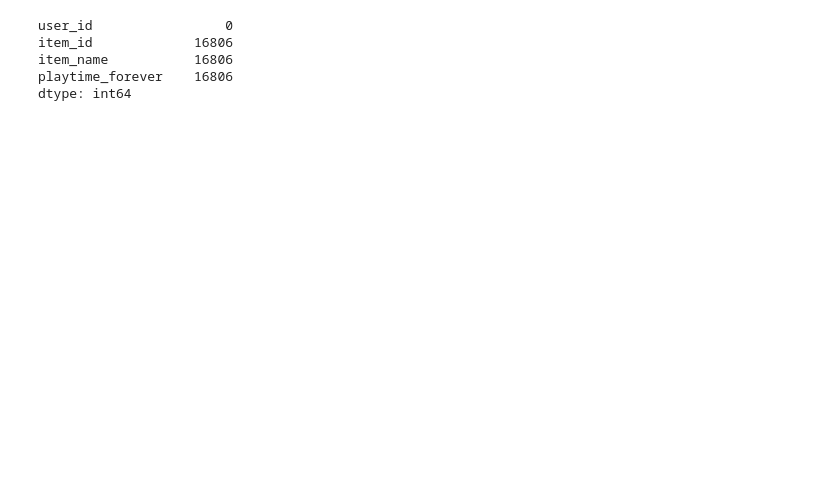
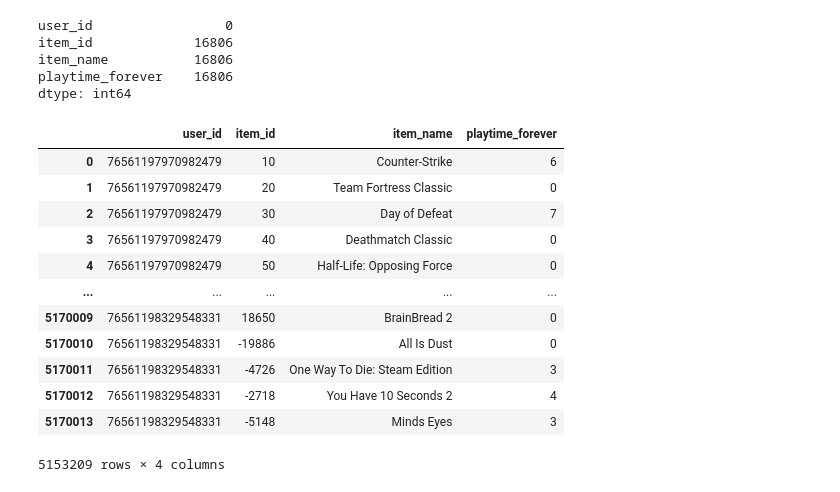
Before and after one commit to castrodrigo7/PI_MLOps-STEAM, a Jupyter notebook: ETL.ipynb, the cells around one changed output. Cells and saved outputs as stored; diff of their text form; code cells hidden in the pictures; blank space fills up the shorter version.

```diff
--- a/ETL.ipynb
+++ b/ETL.ipynb
@@ -246,13 +246,15 @@ generos = ['Accounting', 'Action', 'Adventure', 'Animation &amp; Modeling', 'Aud
 # Cambiar el tipo de datos a int32
 for genero in generos:
     dfgames[genero] = dfgames[genero].astype('int')
+# %%
+dfgames['app_name'] = dfgames['app_name'].astype('category')
 # %%
-""" for col in dfgames.columns:
+for col in dfgames.columns:
     if dfgames[col].dtype == 'object':
         num_unique_values = len(dfgames[col].unique())
         num_total_values = len(dfgames[col])
         if num_unique_values / num_total_values < 0.5:
-            dfgames[col] = dfgames[col].astype('category') """
+            dfgames[col] = dfgames[col].astype('category')
 # %%
 def limpiar_precio(precio):
     if isinstance(precio, str):
@@ -543,9 +543,9 @@ dtype: int64
 # %%
 df_items_cl.dropna(inplace=True)
 # %%
-df_items_cl['item_id'] = df_items_cl['item_id'].astype('int')
+df_items_cl['item_id'] = df_items_cl['item_id'].astype('int16')
 # %%
-df_items_cl['playtime_forever'] = df_items_cl['playtime_forever'].astype('int')
+df_items_cl['playtime_forever'] = df_items_cl['playtime_forever'].astype('int16')
 # %%
 for col in df_items_cl.columns:
     if df_items_cl[col].dtype == 'object':
@@ -555,3 +555,19 @@ for col in df_items_cl.columns:
             df_items_cl[col] = df_items_cl[col].astype('category')
 # %%
 df_items_cl.to_parquet('datasets/users_item.parquet')
+# %%
+df_items_cl
+# %% [output]
+|  | user_id | item_id | item_name | playtime_forever |
+| 0 | 76561197970982479 | 10 | Counter-Strike | 6 |
+| 1 | 76561197970982479 | 20 | Team Fortress Classic | 0 |
+| 2 | 76561197970982479 | 30 | Day of Defeat | 7 |
+| 3 | 76561197970982479 | 40 | Deathmatch Classic | 0 |
+| 4 | 76561197970982479 | 50 | Half-Life: Opposing Force | 0 |
+| ... | ... | ... | ... | ... |
+| 5170009 | 76561198329548331 | 18650 | BrainBread 2 | 0 |
+| 5170010 | 76561198329548331 | -19886 | All Is Dust | 0 |
+| 5170011 | 76561198329548331 | -4726 | One Way To Die: Steam Edition | 3 |
+| 5170012 | 76561198329548331 | -2718 | You Have 10 Seconds 2 | 4 |
+| 5170013 | 76561198329548331 | -5148 | Minds Eyes | 3 |
+5153209 rows × 4 columns
```
Also changed, not shown: parts of 5 cells of this notebook, 3 other files.
